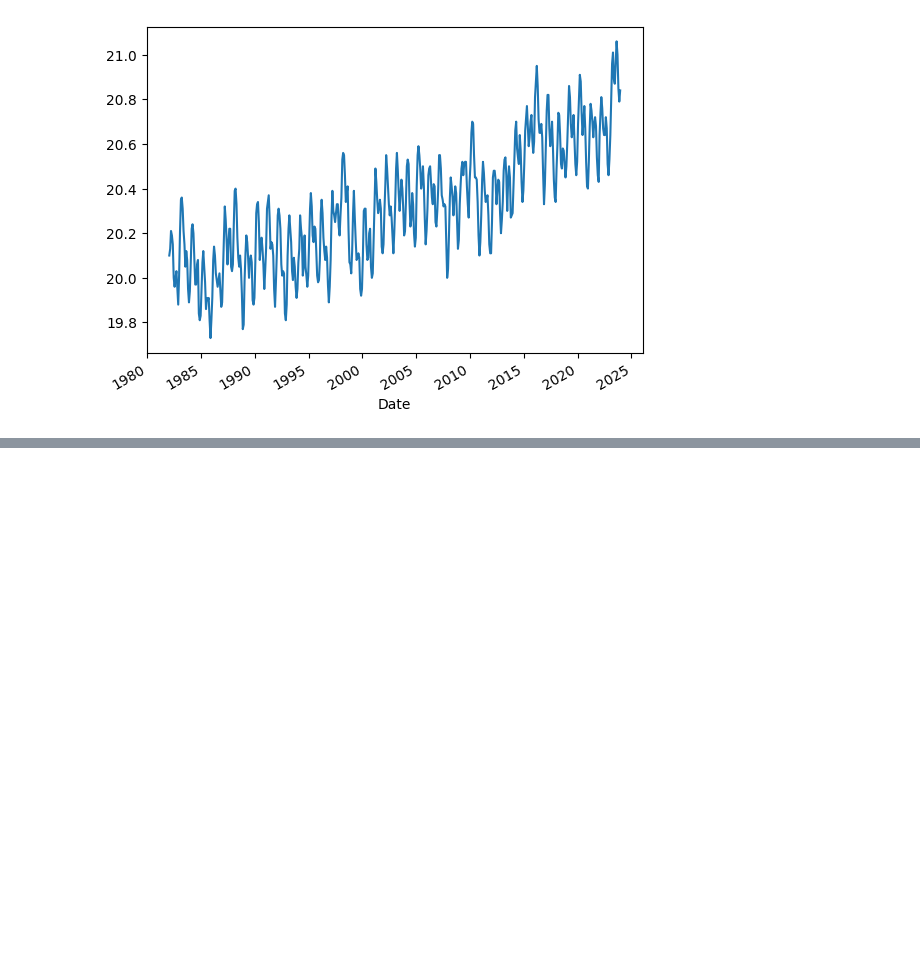
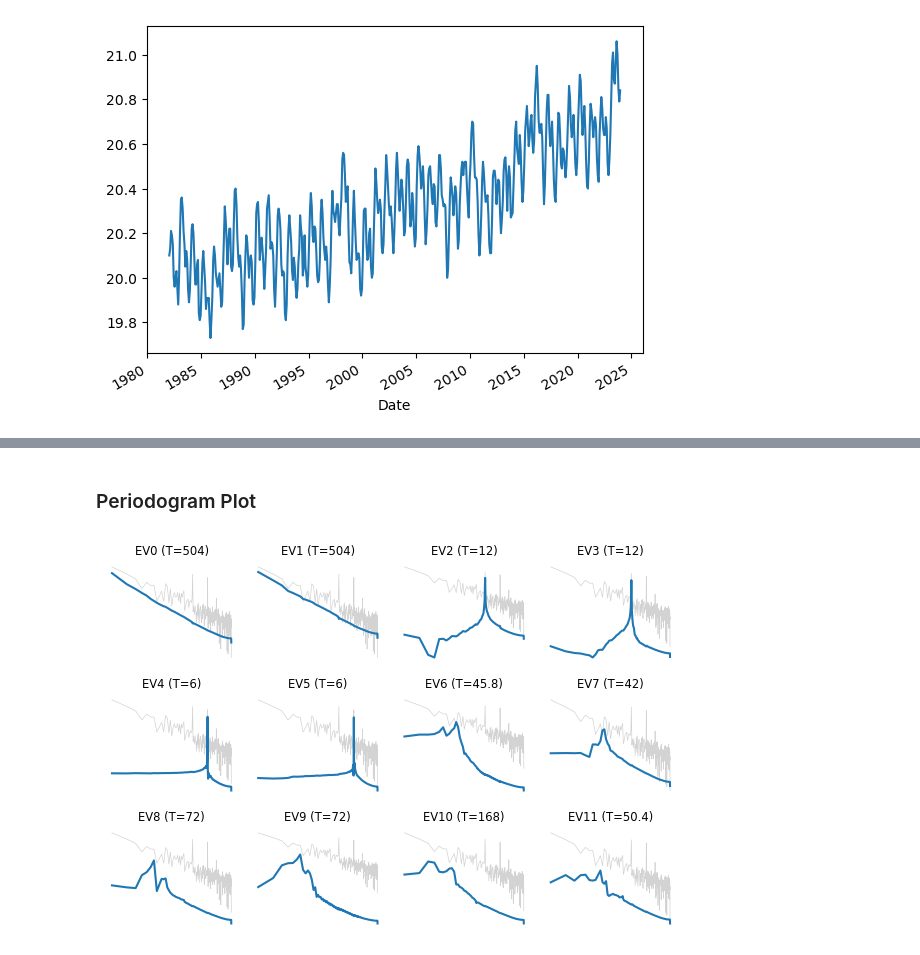
Before and after one commit to ADSCIAN/ssalib, a Jupyter notebook: notebooks/02_ssa_plotting_guide.ipynb, the cells around one changed output, grey strips where cells are left out. Drawn from its saved outputs; the diff is of its cells as text; code cells hidden in the pictures; blank space fills up the shorter version.

```diff
--- a/notebooks/02_ssa_plotting_guide.ipynb
+++ b/notebooks/02_ssa_plotting_guide.ipynb
@@ -39,0 +95,7 @@ _ = ssa_bk.plot(kind='matrix', indices=[0,1]) #TODO: deal with title
+# %% [markdown]
+### Periodogram Plot
+# %%
+ssa = SSA(sst).decompose()
+fig, axes = ssa.plot(kind='periodogram')
+# %% [output]
+[figure, added]
```
Also changed, not shown: parts of 23 cells of this notebook.
